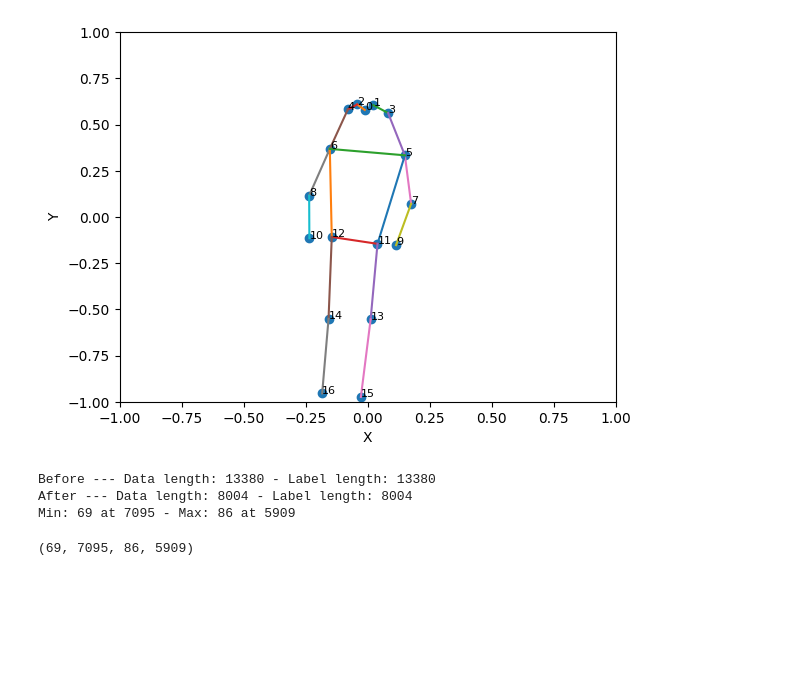
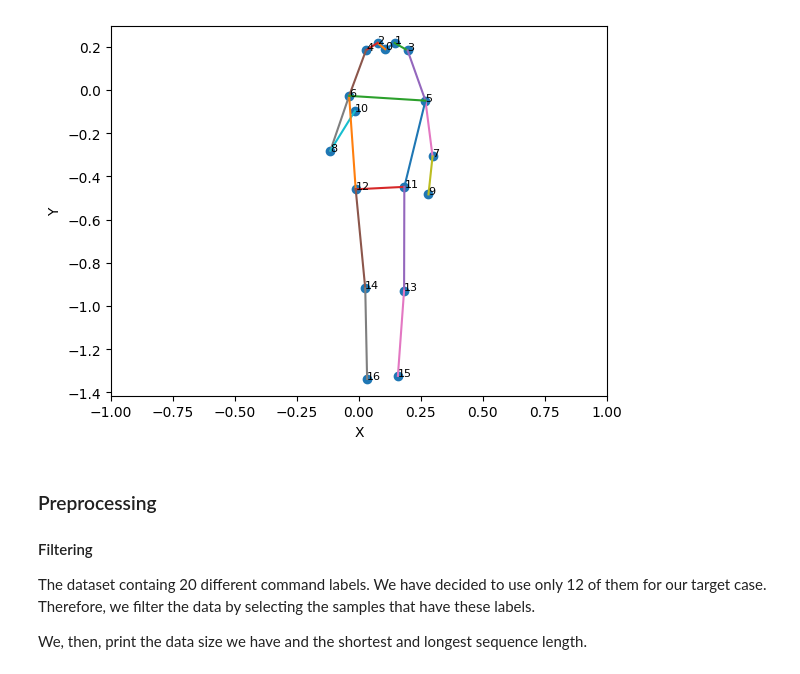
Before and after one commit to deniz997/pedestrian-pose-recognition, a Jupyter notebook: CommandRecognition.ipynb, the cells around one changed output. Drawn from its saved outputs; the diff is of its cells as text; code cells hidden in the pictures; blank space fills up the shorter version.

Commit message:
The model is completed and all required functions and comments to reproduce the experiments are added.

```diff
--- a/CommandRecognition.ipynb
+++ b/CommandRecognition.ipynb
@@ -56,8 +93,7 @@ def show_skeleton(skeleton, reverse=True, as_video=False, save_with_name="", fra
     for j, point in enumerate(skeleton_data):
         ax.text(point[0], point[1], str(j), fontsize=8)
     # Set plot limits and labels
-    ax.set_xlim([-1, 1])  # Specify the width of your image
-    ax.set_ylim([-1, 1])  # Specify the height of your image
+    ax.set_xlim([-1, 1])  # Specify the width of your image, the height is derived from the data
     ax.set_xlabel('X')
     ax.set_ylabel('Y')
 
@@ -94,11 +130,12 @@ def get_min_max_frame_length(data_filtered):
   min_val = data_filtered[0].shape[0]
   max_val = data_filtered[0].shape[0]
   min_val_idx = 0
+  max_val_idx = 0
   for i in range(len(data_filtered)):
-      if data[i].shape[0] < min_val:
+      if data_filtered[i].shape[0] < min_val:
           min_val = data_filtered[i].shape[0]
           min_val_idx = i
-      if data[i].shape[0] > max_val:
+      if data_filtered[i].shape[0] > max_val:
           max_val = data_filtered[i].shape[0]
           max_val_idx = i
   print('Min:', min_val, 'at', min_val_idx, '-', 'Max:', max_val, 'at', max_val_idx)
@@ -126,3 +163,19 @@ def plotConfusionMatrix(y_truth, preds):
   confusion_matrix = confusion_matrix(y_truth, preds)
   disp = ConfusionMatrixDisplay(confusion_matrix)
   disp.plot()
+
+def plot_label_counts(labels):
+  import pandas
+  from collections import Counter
+  label_counts = Counter(labels)
+  df = pandas.DataFrame.from_dict(label_counts, orient='index')
+  min_val = max(min(list(label_counts.values())) - 50, 0)
+  df.plot(kind='bar', ylim=min_val, legend=None)
+
+def print_F1_scores(y_truth, preds):
+  from sklearn.metrics import f1_score
+  f1_scores = f1_score(y_truth, preds, average=None)
+  print('--------- F1 Scores ---------')
+  for idx in range(len(f1_scores)):
+    print(list(action_dict.keys())[idx]+':', f1_scores[idx])
+  print('Weighted average:', f1_score(y_truth, preds, average='weighted'))
@@ -138,3 +190,0 @@ sys.path.append(os.path.abspath("content/data_parser.py"))
-# %%
-import data_parser
-data, lab = data_parser.get_data_HRI('/content/drive/MyDrive/CommandRecognition/skeletons')
@@ -140,0 +308,11 @@ data, lab = data_parser.get_data_HRI('/content/drive/MyDrive/CommandRecognition/
+# %%
+###
+# Split ensures the selection of desired return type and the base experiemnt
+# and the CS, CR experiments are selected via the input parameters of get_data_HRI()
+###
+split = True
+
+if split:
+  train_data, train_lab, test_data, test_lab = get_data_HRI('/content/drive/MyDrive/CommandRecognition/skeletons', detailed=False, split_repetition=0.3)
+else:
+  data, lab = get_data_HRI('/content/drive/MyDrive/CommandRecognition/skeletons')
@@ -141,13 +345,17 @@ data, lab = data_parser.get_data_HRI('/content/drive/MyDrive/CommandRecognition/
 # %%
-anim = show_skeleton(data[0], reverse=True, as_video=False, frame=0)
+if split:
+  samples = train_data
+else:
+  samples = data
+anim = show_skeleton(samples[3], reverse=True, as_video=False, frame=5)
 anim
 # %% [output]
-[figure, old version]
+[figure, new version]
-# %%
-data_filtered, labels_filtered = filter_data(data, lab)
-get_min_max_frame_length(data_filtered)
-# %% [output]
-Before --- Data length: 13380 - Label length: 13380
-After --- Data length: 8004 - Label length: 8004
-Min: 69 at 7095 - Max: 86 at 5909
-(69, 7095, 86, 5909)
+# %% [markdown]
+### Preprocessing
+
+#### Filtering
+
+The dataset containg 20 different command labels. We have decided to use only 12 of them for our target case. Therefore, we filter the data by selecting the samples that have these labels.
+
+We, then, print the data size we have and the shortest and longest sequence length.
```
Also changed, not shown: parts of 34 cells of this notebook.
